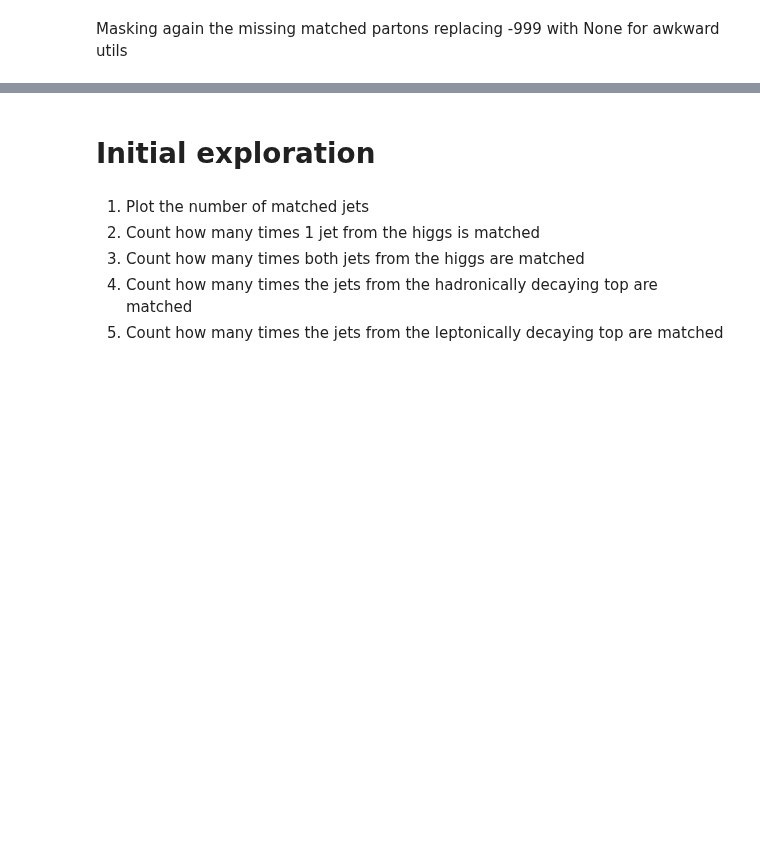
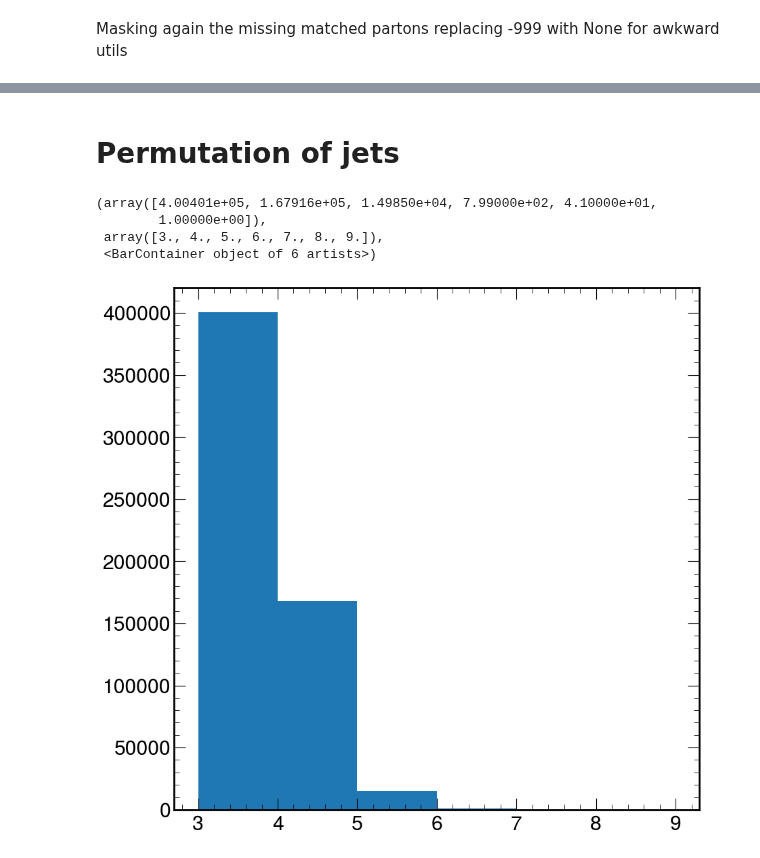
Before and after one commit to PocketCoffea/PocketCoffea, a Jupyter notebook: notebooks/JetTagging/JetTagging_dataset.ipynb, the cells around one changed output, grey strips where cells are left out. Drawn from its saved outputs; the diff is of its cells as text; code cells hidden in the pictures; blank space fills up the shorter version.

```diff
--- a/notebooks/JetTagging/JetTagging_dataset.ipynb
+++ b/notebooks/JetTagging/JetTagging_dataset.ipynb
@@ -149,6 +157,2 @@ jets_matched = ak.unflatten(ak.zip({"pt": cols["matched_jet_pt"]["ttHTobb"].valu
 # %% [markdown]
 Masking again the missing matched partons replacing -999 with None for awkward utils
-# %%
-jets = ak.mask(jets, jets.pt==-999, None)
-jets_matched = ak.mask(jets_matched, jets_matched.pt==-999, None)
-partons_matched = ak.mask(partons_matched, partons_matched.pt==-999, None)
@@ -157,4 +158,0 @@ Also adding directly to the jet collection the information about if is it matche
-# %%
-is_jet_matched = ~ak.is_none(jets_matched, axis=1)
-jets = ak.with_field(jets, is_jet_matched, "matched")
-jets = ak.with_field(jets, jets_matched.prov, "prov")
@@ -243,8 +159,10 @@ partons_matched[0:10].pdgId.tolist()
-# %% [markdown]
-# Initial exploration
-# %% [markdown]
-1) Plot the number of matched jets
-2) Count how many times 1 jet from the higgs is matched
-3) Count how many times both jets from the higgs are matched
-4) Count how many times the jets from the hadronically decaying top are matched
-5) Count how many times the jets from the leptonically decaying top are matched
+# %%
+jets_matched = ak.mask(jets_matched, jets_matched.pt==-999, None)
+partons_matched = ak.mask(partons_matched, partons_matched.pt==-999, None)
+is_jet_matched = ~ak.is_none(jets_matched, axis=1)
+jets = ak.with_field(jets, is_jet_matched, "matched")
+
+# Filling with -1 the not matched provenance
+jets = ak.with_field(jets, ak.fill_none(jets_matched.prov, -1), "prov")
+# %% [markdown]
+# Permutation of jets
@@ -250,0 +171,8 @@ partons_matched[0:10].pdgId.tolist()
+# %%
+plt.hist(ak.sum(jets.btag > btag["2018"]["btagging_WP"], axis=1), range=(3, 9), bins=6)
+# %% [output]
+(array([4.00401e+05, 1.67916e+05, 1.49850e+04, 7.99000e+02, 4.10000e+01,
+        1.00000e+00]),
+ array([3., 4., 5., 6., 7., 8., 9.]),
+ <BarContainer object of 6 artists>)
+[figure, added]
```
Also changed, not shown: parts of 60 cells of this notebook.
